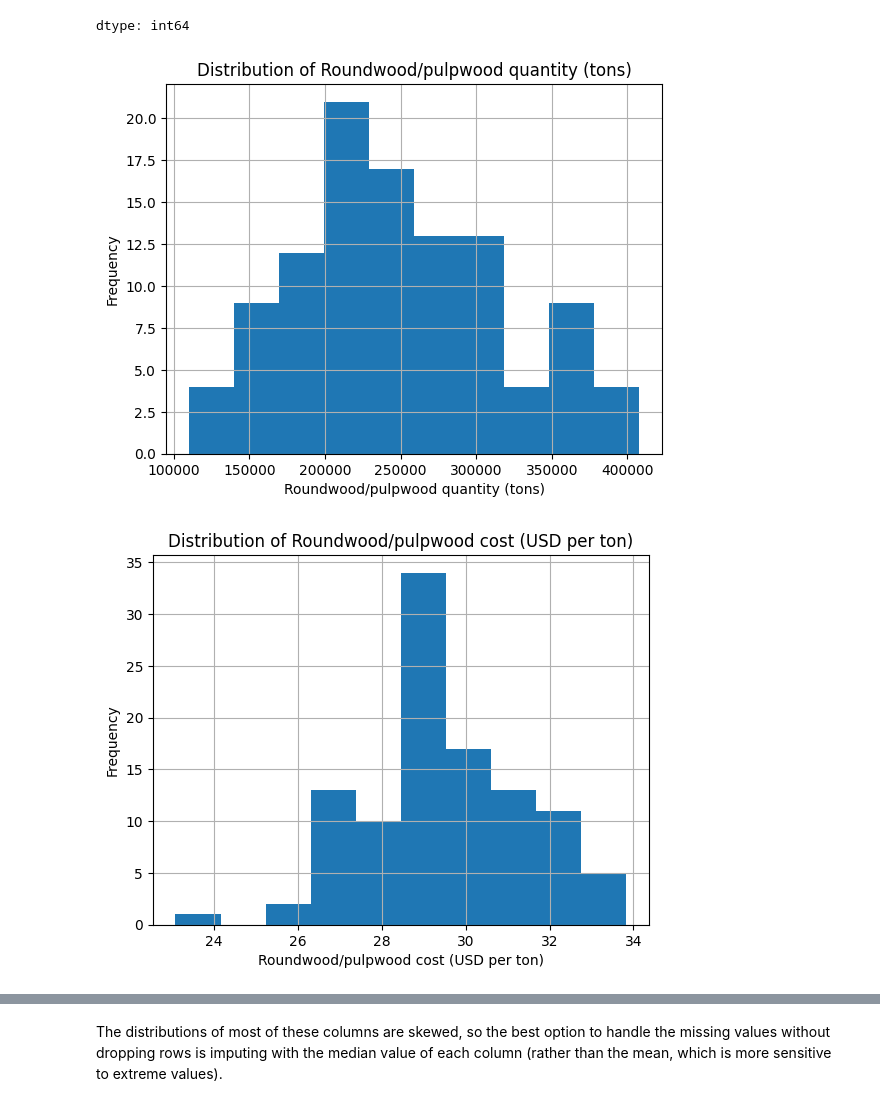
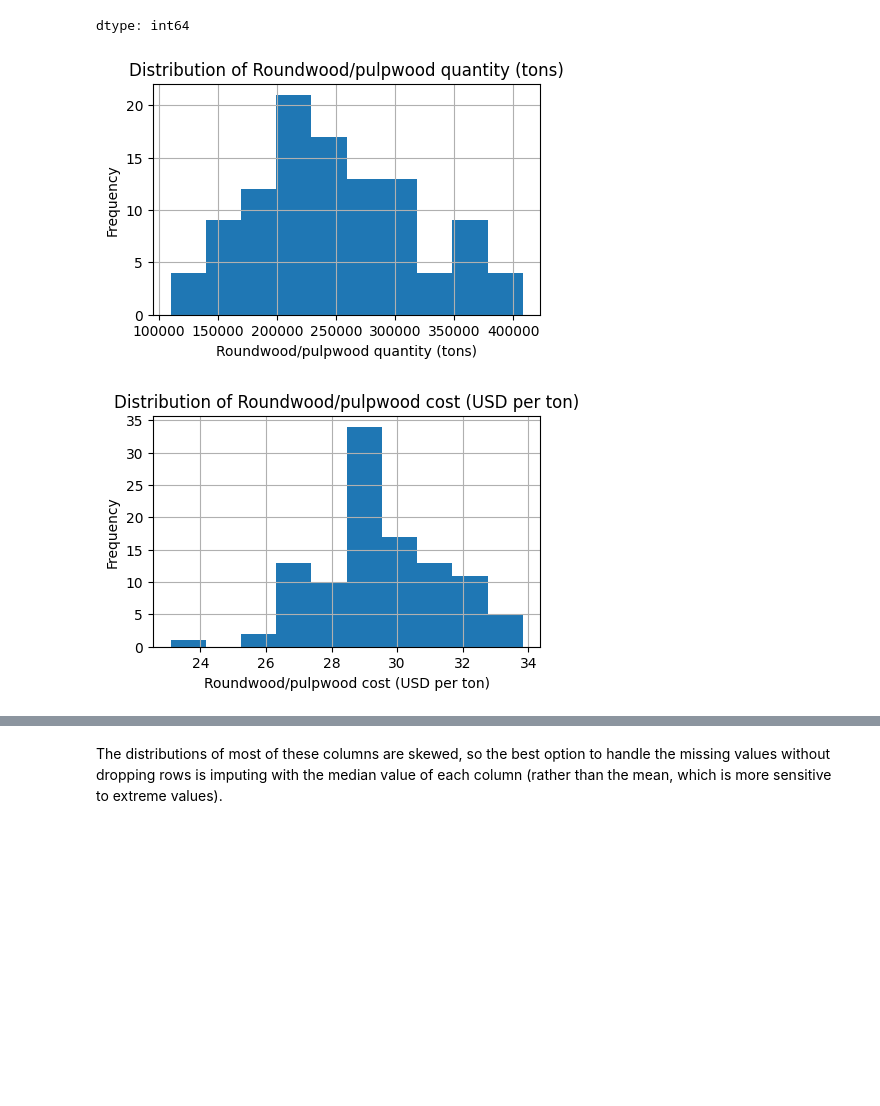
Before and after one commit to yosephhabtu/DATA205, a Jupyter notebook: DATA205_Capstone_Project_Data_Ingestion_and_EDA.ipynb, the cells around one changed output, grey strips where cells are left out. Drawn from its saved outputs; the diff is of its cells as text; code cells hidden in the pictures; blank space fills up the shorter version.

```diff
--- a/DATA205_Capstone_Project_Data_Ingestion_and_EDA.ipynb
+++ b/DATA205_Capstone_Project_Data_Ingestion_and_EDA.ipynb
@@ -959,14 +959,15 @@ dtype: int64
 # %%
 # Generating histograms to display the distributions of the data in each of the columns in which there are missing values
 for col in ['Roundwood/pulpwood quantity (tons)',
             'Roundwood/pulpwood cost (USD per ton)',
             'Other residuals quantity (tons)',
             'Other residuals cost (USD per ton)']:
+    plt.figure(figsize=(5, 3))
     feedstock_df[col].hist()
     plt.xlabel(col)
     plt.ylabel('Frequency')
     plt.title(f'Distribution of {col}')
     plt.show()
 # %% [output]
-[figure, old version]
+[figure, new version]
-[figure, old version]
+[figure, new version]
```
Also changed, not shown: parts of 3 cells of this notebook.
